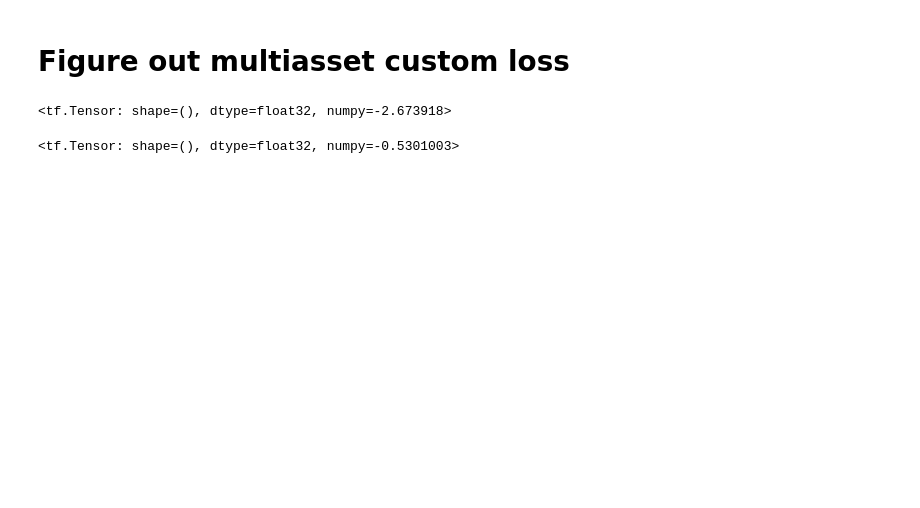
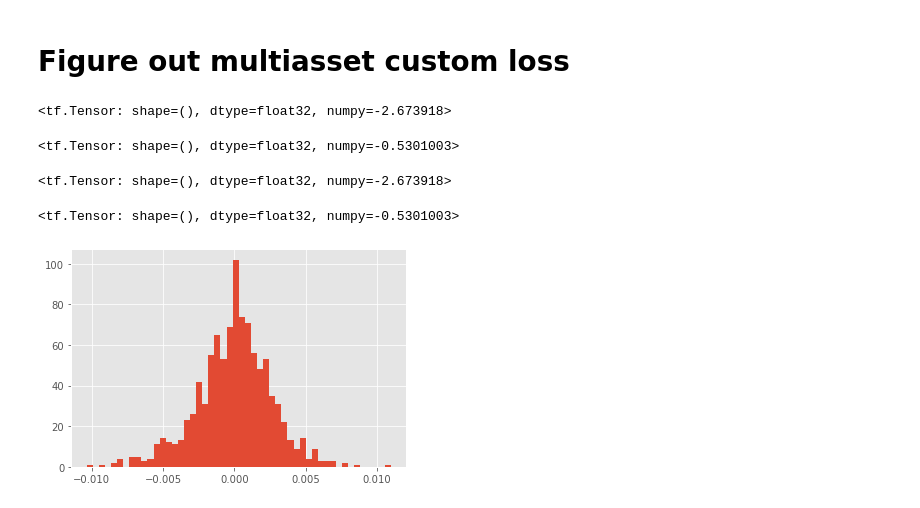
Before and after one commit to mkosik89/Springboard, a Jupyter notebook: Capstone_3/model/Deep Momentum.ipynb, the cells around one changed output. Drawn from its saved outputs; the diff is of its cells as text; code cells hidden in the pictures; blank space fills up the shorter version.

```diff
--- a/Capstone_3/model/Deep Momentum.ipynb
+++ b/Capstone_3/model/Deep Momentum.ipynb
@@ -412,3 +532,15 @@ sharpeLoss(xs,ys)
 sortinoLoss(xs,ys)
 # %% [output]
 <tf.Tensor: shape=(), dtype=float32, numpy=-0.5301003>
+# %%
+adj_sharpeLoss(xs,ys)
+# %% [output]
+<tf.Tensor: shape=(), dtype=float32, numpy=-2.673918>
+# %%
+adj_sortinoLoss(xs,ys)
+# %% [output]
+<tf.Tensor: shape=(), dtype=float32, numpy=-0.5301003>
+# %%
+plt.hist(out_lstm,bins=50);
+# %% [output]
+[figure, added]
```
Also changed, not shown: parts of 11 cells of this notebook, 3 other files.
